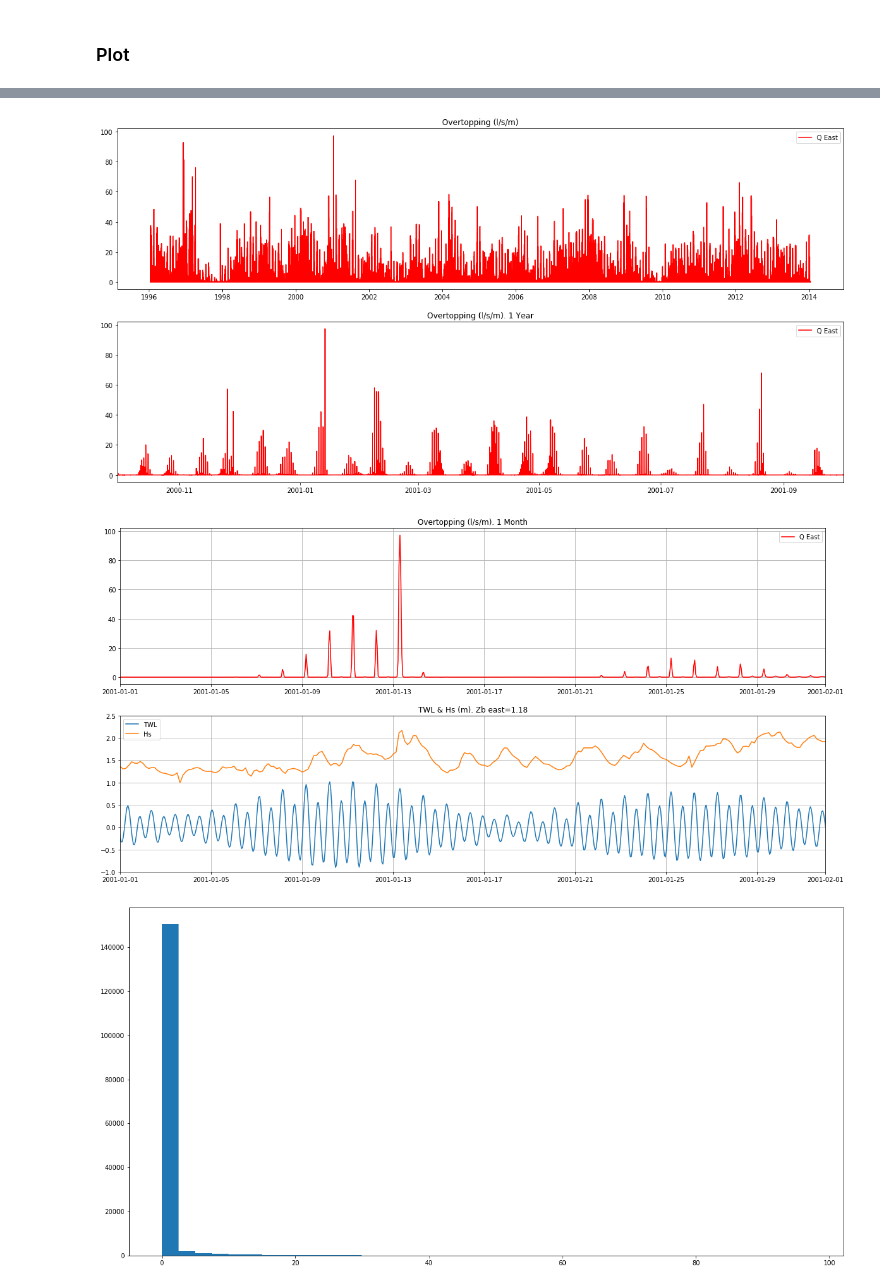
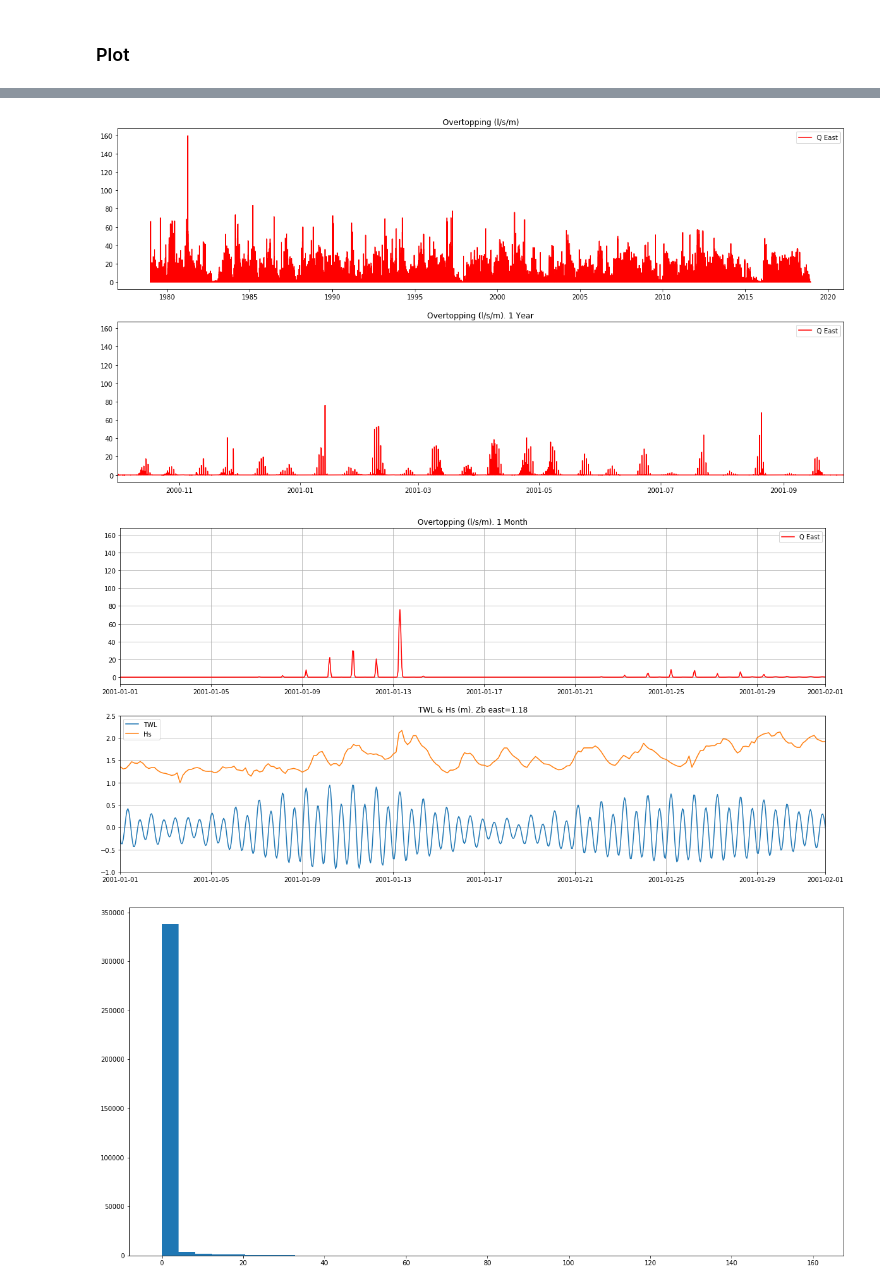
Before and after one commit to ripolln/teslakit, a Jupyter notebook: notebooks/KWAJALEIN/01_Hindcast/f_Hycreww_Q.ipynb, the cells around one changed output, grey strips where cells are left out. Drawn from its saved outputs; the diff is of its cells as text; code cells hidden in the pictures.

```diff
--- a/notebooks/KWAJALEIN/01_Hindcast/f_Hycreww_Q.ipynb
+++ b/notebooks/KWAJALEIN/01_Hindcast/f_Hycreww_Q.ipynb
@@ -63,18 +63,13 @@ db.SetSite('KWAJALEIN')
 
 
 # --------------------------------------
-# parameters for mmsl calculation
-mmsl_year_ini = 1996
-mmsl_year_end = 2017
+# Load historical TWL
+level = xr.open_dataset(op.join(p_data, 'sites/KWAJALEIN/TIDE/hist_TWL.nc'))
 
 
 # --------------------------------------
 # load Hycreww RBF coefficients and sim. variables min. and max.
 var_lims, rbf_coeffs = db.Load_HYCREWW_Q()
-
-
-# --------------------------------------
-# Select profiles to estimate overtopping: ALL
 
 # reef characteristics (AlbaR)
 xds_reef = xr.open_dataset(op.join(p_data, 'inputs_Kwajalein','datos_perfiles_albaR','data_profiles.nc'))
@@ -291,3 +127,0 @@ Data variables:
-# %%
-level = xr.open_dataset(op.join(p_data, 'sites/KWAJALEIN/HYCREWW/hist_TWL.nc'))
-print(level)
@@ -582,41 +409,41 @@ axs[0].set_xlim(datetime(2001,1,1),datetime(2001,2,1))
 axs[0].grid()
 
 # plot TWL
-axs[1].plot(level.time, level.level, label = 'TWL')
+axs[1].plot(level.time, level.TWL, label = 'TWL')
 axs[1].plot(out_sim_E.time, out_sim_E.hs, label = 'Hs')
 axs[1].legend()
 axs[1].set_xlim(datetime(2001,1,1),datetime(2001,2,1))
 axs[1].set_ylim(-1, 2.5)
 axs[1].set_title('TWL & Hs (m). Zb east=' + str(round(out_sim_E.Zb.values[0],2)))
 axs[1].grid()
 
 
 # histogram
 plt.figure(figsize=(20,10))
 bins_number = 40 #100
 bins = np.linspace(np.nanmin(out_sim_E.Qinv.values), np.nanmax(out_sim_E.Qinv.values), bins_number)
 
 n, _, _ = plt.hist(out_sim_E.Qinv.values, bins)
 plt.show()
 
 # percentiles
 q = np.linspace(0,100,bins_number+1)
 perc = np.nanpercentile(out_sim_E.Qinv.values, q)
 
 plt.figure(figsize=(20,10))
 plt.plot(perc, q)
 plt.plot(perc, q, '.')
 plt.xlabel('Q')
 plt.ylabel('%')
 plt.grid()
 
 print(q)
 print()
 print(perc)
 # %% [output]
-[figure, old version]
+[figure, new version]
-[figure, old version]
+[figure, new version]
-[figure, old version]
+[figure, new version]
 [  0.    2.5   5.    7.5  10.   12.5  15.   17.5  20.   22.5  25.   27.5
   30.   32.5  35.   37.5  40.   42.5  45.   47.5  50.   52.5  55.   57.5
   60.   62.5  65.   67.5  70.   72.5  75.   77.5  80.   82.5  85.   87.5
```
Also changed, not shown: parts of 13 cells of this notebook, 5 other files.
